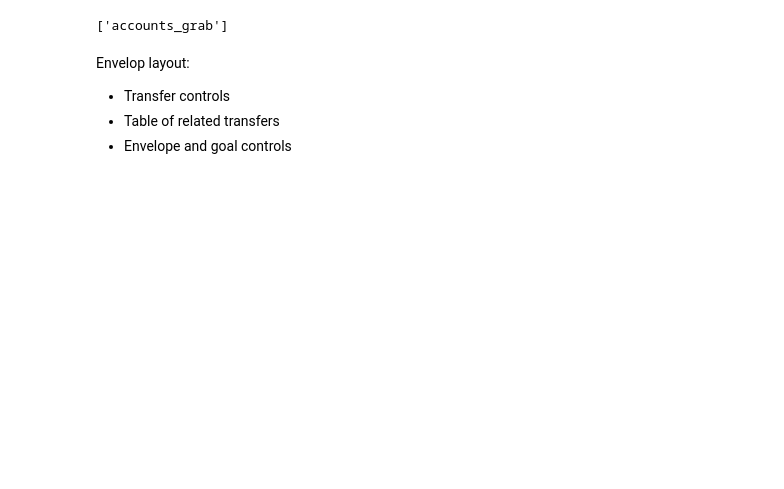
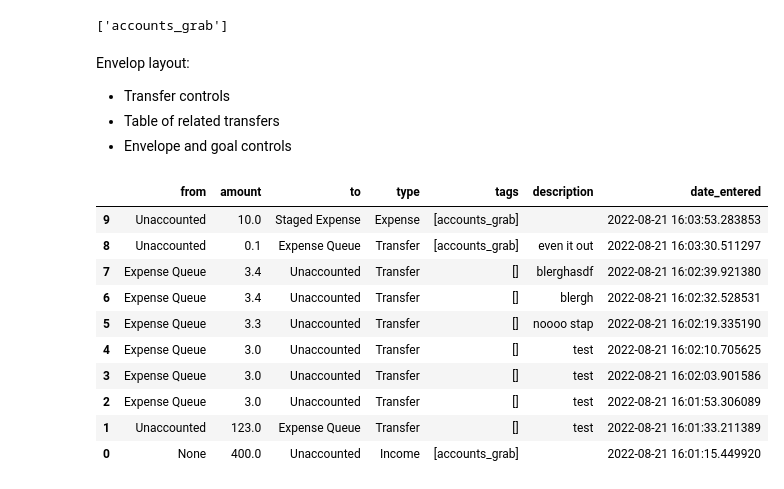
Before and after one commit to WildfireXIII/panel-accounting-system, a Jupyter notebook: InterfaceDesign.ipynb, the cells around one changed output. Saved outputs shown, nothing was run; the diff lists cells and outputs as text; code cells hidden in the pictures; blank space fills up the shorter version.

Commit message:
Add relevant transfers table to envelope

```diff
--- a/InterfaceDesign.ipynb
+++ b/InterfaceDesign.ipynb
@@ -467,3 +502,17 @@ Envelop layout:
 * Transfer controls
 * Table of related transfers
 * Envelope and goal controls
+# %%
+sys.data.relevant_transfers(sys.data.envelopes[0])
+# %% [output]
+|  | from | amount | to | type | tags | description | date_entered |
+| 9 | Unaccounted | 10.0 | Staged Expense | Expense | [accounts_grab] |  | 2022-08-21 16:03:53.283853 |
+| 8 | Unaccounted | 0.1 | Expense Queue | Transfer | [accounts_grab] | even it out | 2022-08-21 16:03:30.511297 |
+| 7 | Expense Queue | 3.4 | Unaccounted | Transfer | [] | blerghasdf | 2022-08-21 16:02:39.921380 |
+| 6 | Expense Queue | 3.4 | Unaccounted | Transfer | [] | blergh | 2022-08-21 16:02:32.528531 |
+| 5 | Expense Queue | 3.3 | Unaccounted | Transfer | [] | noooo stap | 2022-08-21 16:02:19.335190 |
+| 4 | Expense Queue | 3.0 | Unaccounted | Transfer | [] | test | 2022-08-21 16:02:10.705625 |
+| 3 | Expense Queue | 3.0 | Unaccounted | Transfer | [] | test | 2022-08-21 16:02:03.901586 |
+| 2 | Expense Queue | 3.0 | Unaccounted | Transfer | [] | test | 2022-08-21 16:01:53.306089 |
+| 1 | Unaccounted | 123.0 | Expense Queue | Transfer | [] | test | 2022-08-21 16:01:33.211389 |
+| 0 | None | 400.0 | Unaccounted | Income | [accounts_grab] |  | 2022-08-21 16:01:15.449920 |
```
Also changed, not shown: parts of 4 cells of this notebook, 1 other file.
